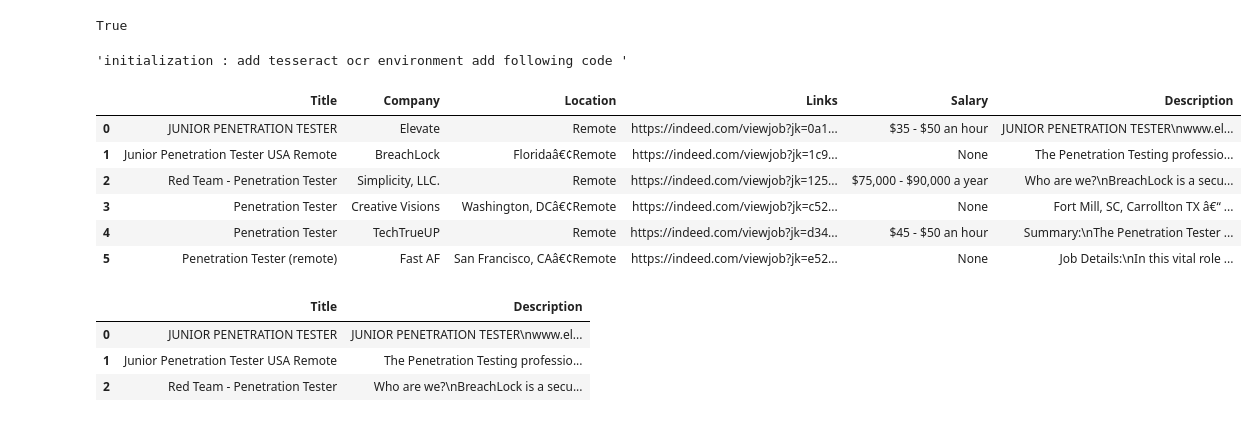
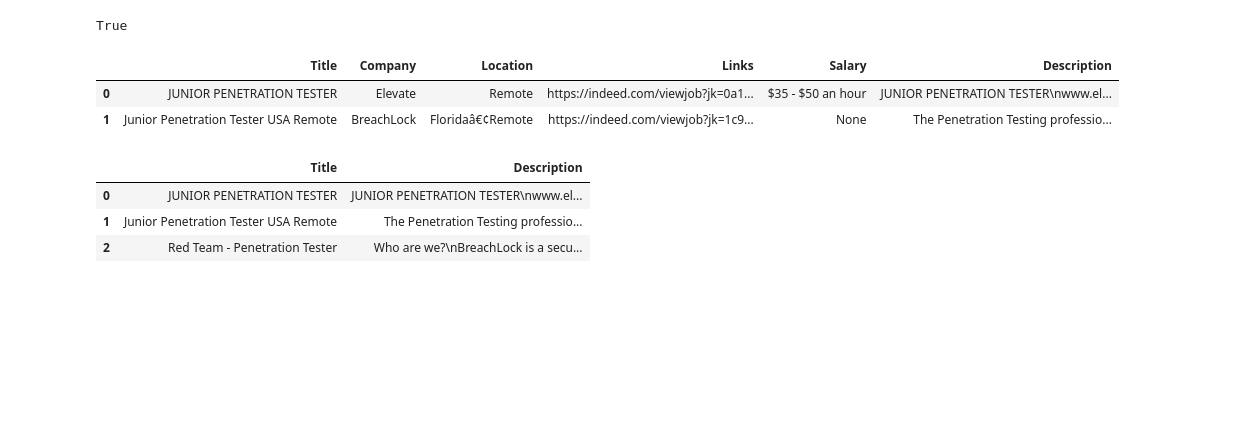
Before and after one commit to aadmassu1/teamHCP, a Jupyter notebook: Scripts/KSA_Extraction_new.ipynb, the cells around one changed output. Cells and saved outputs as stored; diff of their text form; code cells hidden in the pictures; blank space fills up the shorter version.

```diff
--- a/Scripts/KSA_Extraction_new.ipynb
+++ b/Scripts/KSA_Extraction_new.ipynb
@@ -101,10 +83,4 @@ def remove_stopwords(text, avoid):
     return sentence
-# %%
-text = "initialization:and add Tesseract OCR to the environment Add the following to the code"
-p_text = remove_stopwords(text, avoid)
-p_text
-# %% [output]
-'initialization : add tesseract ocr environment add following code '
 # %%
 ################################################################################
 ################################################################################
@@ -115,15 +91,11 @@ p_text
 path = r'C:\Users\15713\Desktop\Datasets\csv_xlsx\Master_Indeed_Dataset.xlsx'
 df = pd.read_excel(path)
 # %%
-df.head(6)
+df.head(2)
 # %% [output]
 |  | Title | Company | Location | Links | Salary | Description |
 | 0 | JUNIOR PENETRATION TESTER | Elevate | Remote | https://indeed.com/viewjob?jk=0a1... | $35 - $50 an hour | JUNIOR PENETRATION TESTER\nwww.el... |
 | 1 | Junior Penetration Tester USA Remote | BreachLock | Floridaâ€¢Remote | https://indeed.com/viewjob?jk=1c9... | None | The Penetration Testing professio... |
-| 2 | Red Team - Penetration Tester | Simplicity, LLC. | Remote | https://indeed.com/viewjob?jk=125... | $75,000 - $90,000 a year | Who are we?\nBreachLock is a secu... |
-| 3 | Penetration Tester | Creative Visions | Washington, DCâ€¢Remote | https://indeed.com/viewjob?jk=c52... | None | Fort Mill, SC, Carrollton TX â€“ ... |
-| 4 | Penetration Tester | TechTrueUP | Remote | https://indeed.com/viewjob?jk=d34... | $45 - $50 an hour | Summary:\nThe Penetration Tester ... |
-| 5 | Penetration Tester (remote) | Fast AF | San Francisco, CAâ€¢Remote | https://indeed.com/viewjob?jk=e52... | None | Job Details:\nIn this vital role ... |
 # %%
 # Creating a dataframe with title as index and description as an attribute
 title, description = df['Title'].to_list(), df['Description'].to_list()
```
Also changed, not shown: parts of 58 cells of this notebook, 1 other file.
